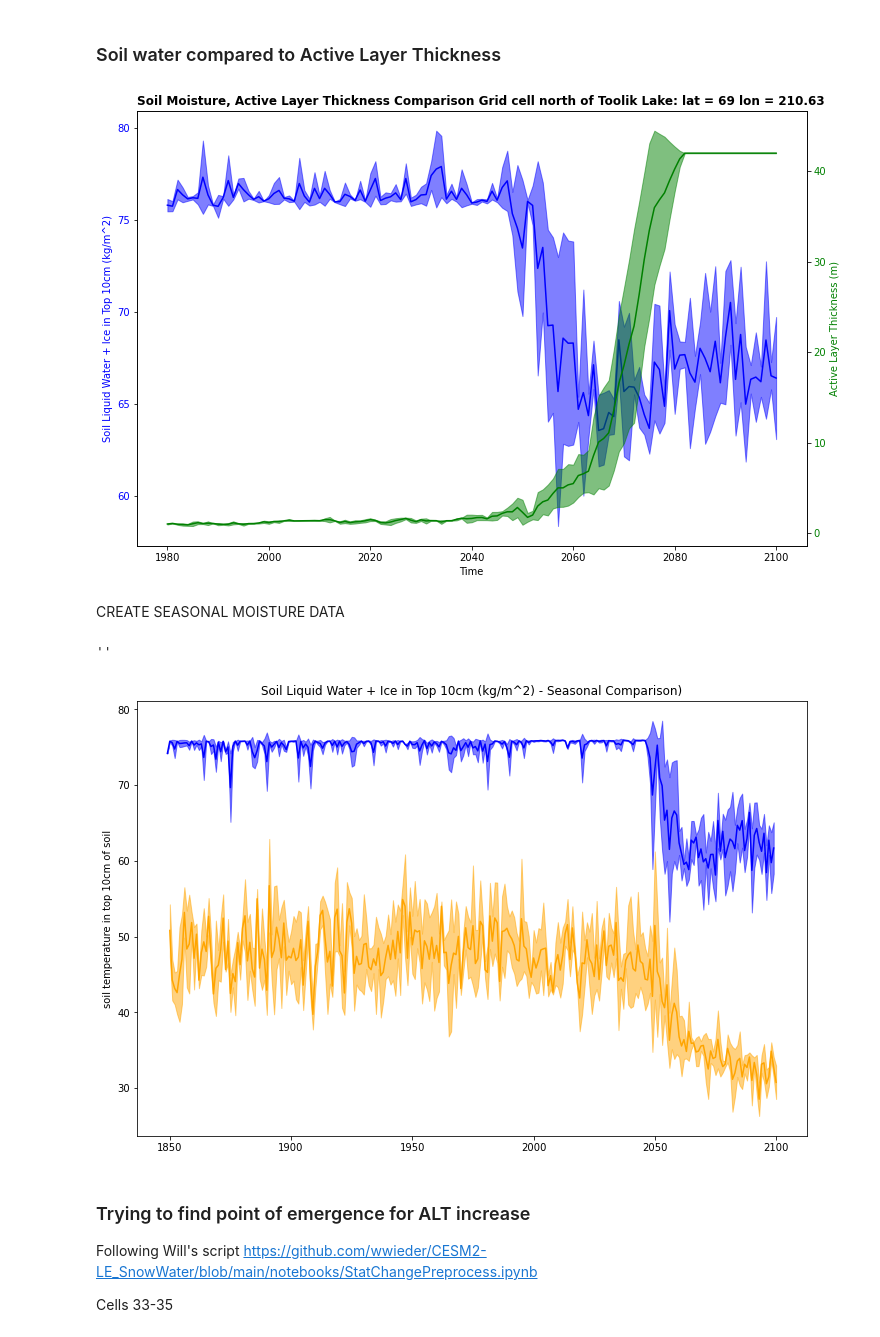
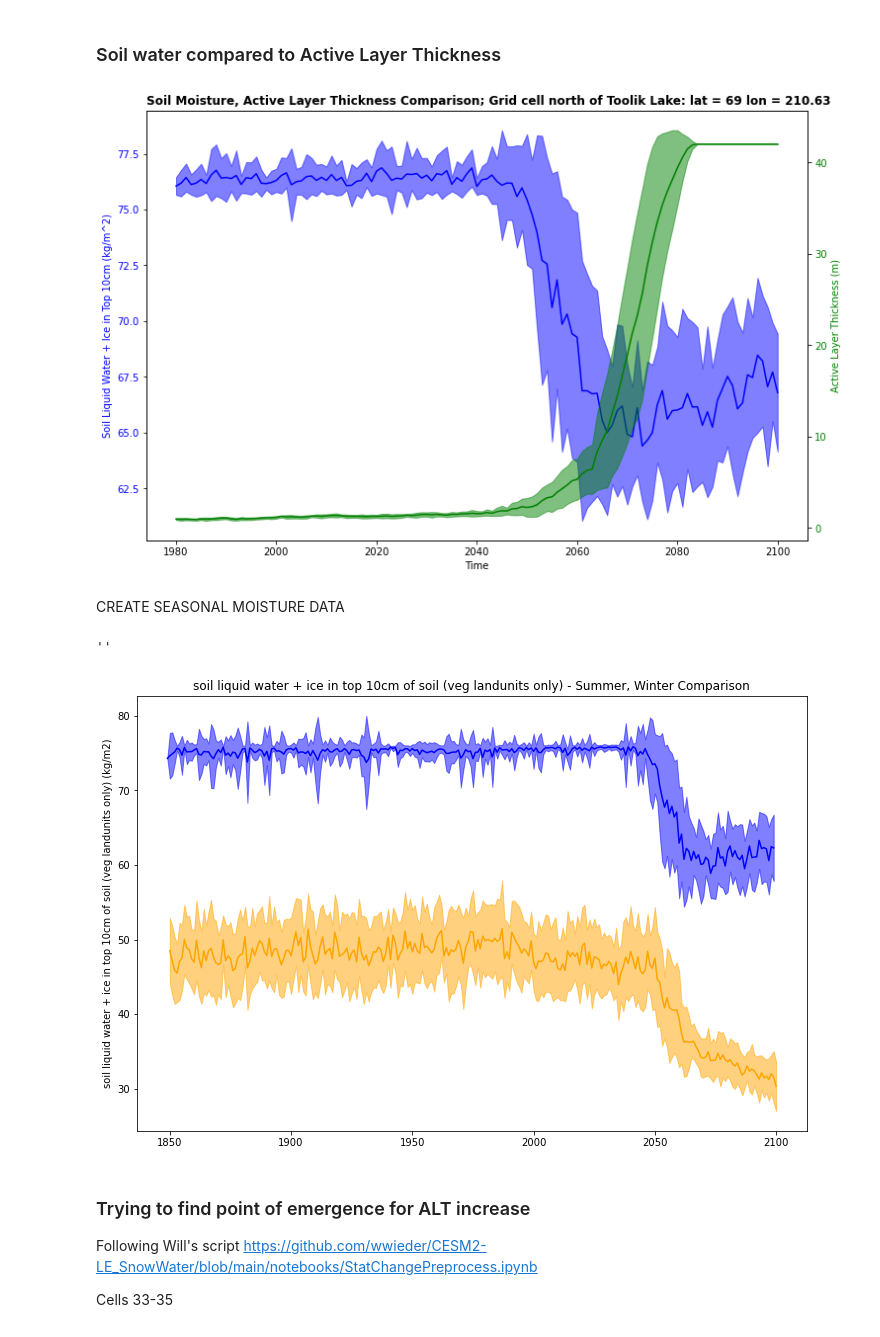
Before and after one commit to eschlerm/permafrost, a Jupyter notebook: LocalChange-ARC.ipynb, the cells around one changed output. Cells and saved outputs as stored; diff of their text form; code cells hidden in the pictures.

```diff
--- a/LocalChange-ARC.ipynb
+++ b/LocalChange-ARC.ipynb
@@ -293,7 +293,7 @@ def month_wts(nyears):
 # %%
 model = 'CESM2'
 # starting with ensemble 11 because of error with soils data zsoi in #10
-ens = 11+np.arange(3) #determine number of ensemble numbers
+ens = 11+np.arange(20) #determine number of ensemble numbers
 nens = len(ens)
 firstyear = 1850 #start reading in data this year, range is 1850-2100
 lastyear  = 2100 #finish data this year
@@ -346,7 +346,7 @@ _ = wait(dsMonth2)
 #Code to convert TSOI data from kelvin to celsius
 dsMonth2['TSOI'] = dsMonth2.TSOI_10CM-273.15
 dsMonth2['TSOI'].attrs = dsMonth2.TSOI_10CM.attrs
-dsMonth2['TSOI'].attrs['units'] = 'C'
+dsMonth2['TSOI'].attrs['units'] = '$^{\circ}$C'
 dsMonth2['TSOI_10CM'] = dsMonth2.TSOI
 
 print(" -- data read in, start plotting -- ")
@@ -786,11 +777,11 @@ ax2.tick_params(axis='y', labelcolor='g')
 ax.set_xlabel('Time')
 ax.set_ylabel('Soil Liquid Water + Ice in Top 10cm (kg/m^2)', color='b')
 ax2.set_ylabel('Active Layer Thickness (m)', color='g')
-ax.set_title('Soil Moisture, Active Layer Thickness Comparison ;'+site+': lat = '+str(plat)+' lon = '+str(plon), loc='left', fontsize='large', fontweight='bold')
+ax.set_title('Soil Moisture, Active Layer Thickness Comparison; '+site+': lat = '+str(plat)+' lon = '+str(plon), loc='left', fontsize='large', fontweight='bold')
 
 plt.show()
 # %% [output]
-[figure, old version]
+[figure, new version]
 # %% [markdown]
 CREATE SEASONAL MOISTURE DATA
 # %%
@@ -808,28 +799,27 @@ sw_summer['time'] = sw_summer.time['time.year'].values
 # %%
 plt.figure(figsize=[12,8])
 
 y_summer = sw_summer.sel(lat=plat,lon=plon,method='nearest').mean('ens')
 ystd_summer = sw_summer.sel(lat=plat,lon=plon,method='nearest').std('ens')
 x = y_summer.time
 plt.plot(x,y_summer,color='orange')
 
 plt.fill_between(x, (y_summer-ystd_summer), (y_summer+ystd_summer), alpha=0.5,color='orange')
 
 
 y_winter = sw_winter.sel(lat=plat,lon=plon,method='nearest').mean('ens')
 ystd_winter = sw_winter.sel(lat=plat,lon=plon,method='nearest').std('ens')
 x = y_winter.time
 plt.plot(x,y_winter,color='blue')
 
 plt.fill_between(x, (y_winter-ystd_winter), (y_winter+ystd_winter), alpha=0.5,color='blue')
 
-
-plt.ylabel(dsMonth2.TSOI_10CM.attrs['long_name'])
-plt.title('Soil Liquid Water + Ice in Top 10cm (kg/m^2) - Seasonal Comparison)')
+plt.ylabel(dsMonth2.SOILWATER_10CM.attrs['long_name']+' ('+dsMonth2.SOILWATER_10CM.units+')') ;
+plt.title(dsMonth2.SOILWATER_10CM.attrs['long_name']+' - Summer, Winter Comparison')
 ;
 # %% [output]
 ''
-[figure, old version]
+[figure, new version]
 # %% [markdown]
 ### Trying to find point of emergence for ALT increase
 
```
Also changed, not shown: parts of 32 cells of this notebook.
